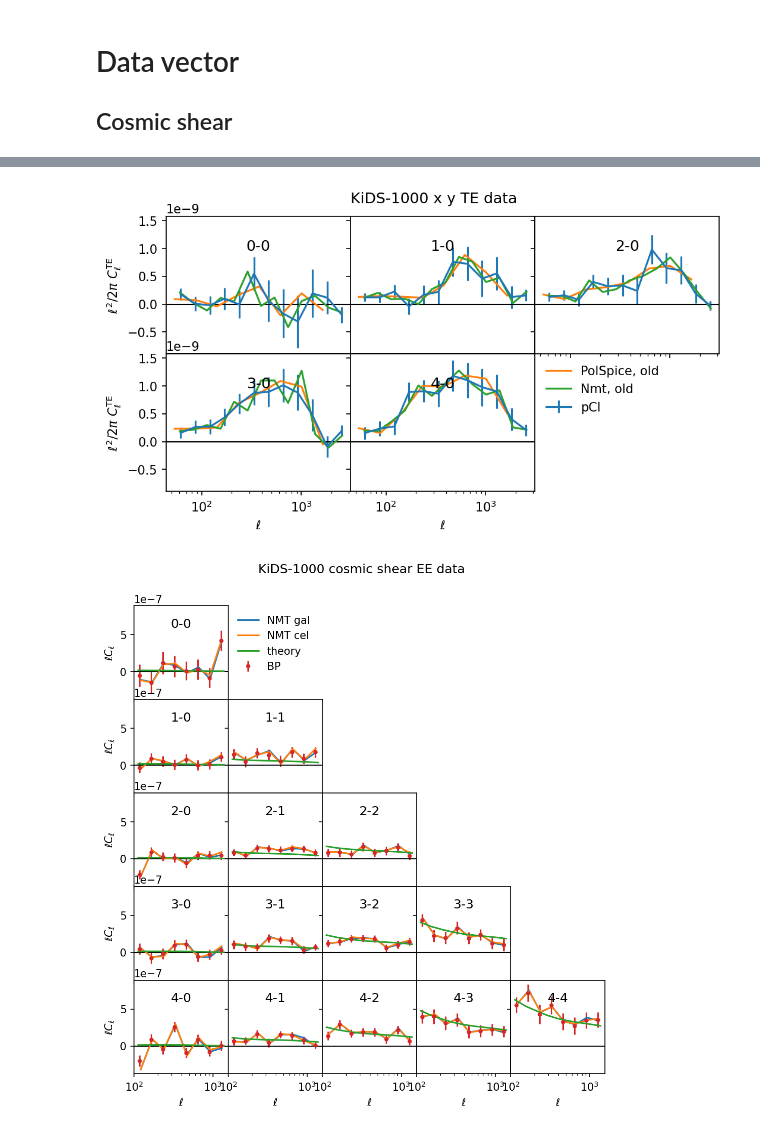
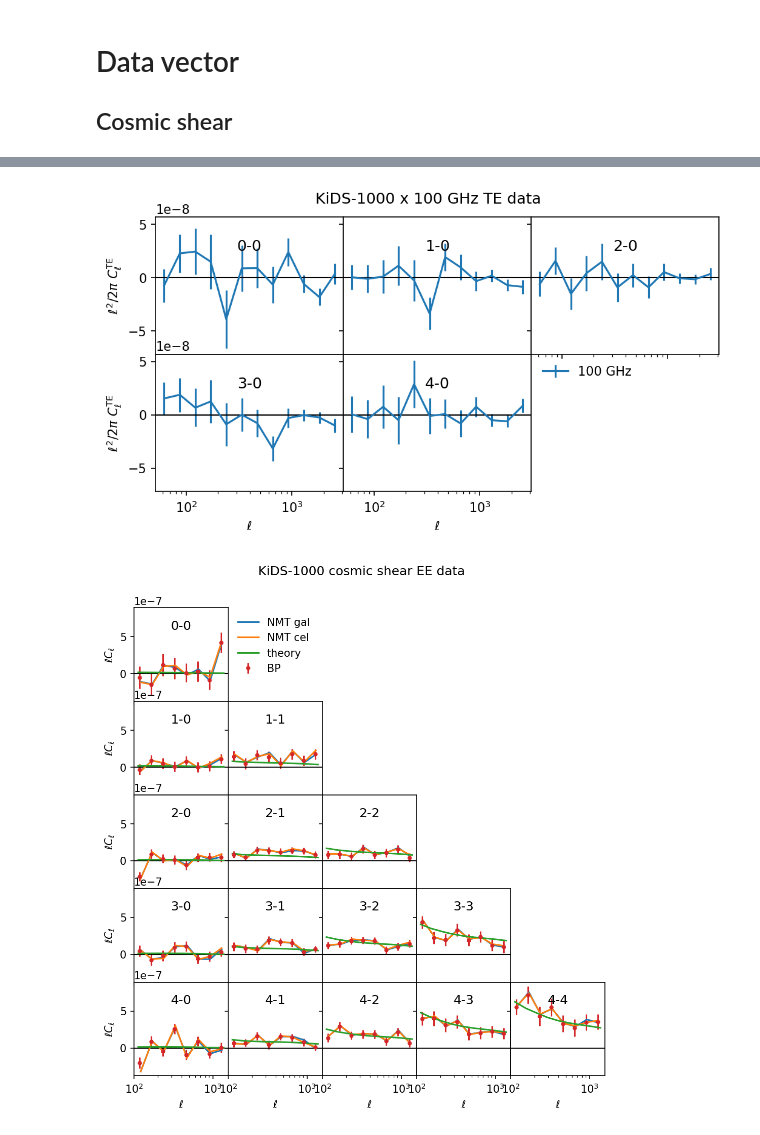
Before and after one commit to tilmantroester/KiDS-1000xtSZ, a Jupyter notebook: notebooks/analyse_chains.ipynb, the cells around one changed output, grey strips where cells are left out. Cells and saved outputs as stored; diff of their text form; code cells hidden in the pictures.

```diff
--- a/notebooks/analyse_chains.ipynb
+++ b/notebooks/analyse_chains.ipynb
@@ -133,9 +272,10 @@ chain_def_KiDS_1000 = [
 chains = {}
 # %%
 defs = [
-    #  *chain_def_fiducial,
+     *chain_def_fiducial,
      *chain_def_cosmic_shear,
      *chain_def_KiDS_1000,
+     *chain_def_Planck
       ]
 
 for c in defs:
@@ -336,3 +558,9 @@ ell["old"] = np.loadtxt("../results/measurements/shear_KiDS1000_y_milca_namaster
 
 mask_nmt = [False]*2 + [True]*8 + [False]*2
+# %%
+Cl_100GHz = {"TE": np.loadtxt("../results/measurements/shear_KiDS1000_100GHz_HFI/likelihood/Cl_TE_gal.txt")[:, 1:],
+             "TB": np.loadtxt("../results/measurements/shear_KiDS1000_100GHz_HFI/likelihood/Cl_TB_gal.txt")[:, 1:]}
+
+Cl_err_100GHz = {"TE": np.sqrt(np.diag(np.loadtxt("../results/measurements/shear_KiDS1000_100GHz_HFI/likelihood/covariance_gal_gaussian_TE.txt"))).reshape(-1, n_ell_bin).T,
+                 "TB": np.sqrt(np.diag(np.loadtxt("../results/measurements/shear_KiDS1000_100GHz_HFI/likelihood/covariance_gal_gaussian_TB.txt"))).reshape(-1, n_ell_bin).T,}
 # %%
@@ -378,48 +614,51 @@ plot_cosmic_shear(probe="BB")
 # %%
-def plot_xcorr(probe="TE"):
+def plot_xcorr(Cls, probe="TE", field="y", filename=None):
     fig, ax = plt.subplots(2, n_z_bin//2+1, sharex=True, sharey=True, figsize=(8, 4))
     fig.subplots_adjust(hspace=0, wspace=0)
 
     for i, idx in enumerate(field_idx_TE):
         a = ax.flat[i]
 
         a.axhline(0, c="k", lw=1)
 
-        x = ell[probe]
-        u = x**2/(2*np.pi)
-        y = Cl[probe][:, i]
-        y_err = Cl_err[probe][:, i]
-        a.errorbar(x, u*y, u*y_err, label="pCl")
-
-        x = ell["spice"]
-        u = x**2/(2*np.pi)
-        y = Cl[f"spice_{probe}"][:, i]
-        a.plot(x, u*y, label="PolSpice, old")
-
-        x = ell["old"]
-        u = x**2/(2*np.pi)
-        y = Cl[f"old_{probe}"][:, i]
-        a.plot(x, u*y, label="Nmt, old")
+        for name, ell, Cl, Cl_err in Cls:
+            x = ell[probe]
+            u = x**2/(2*np.pi)
+            y = Cl[probe][:, i]
+            if Cl_err is not None:
+                y_err = Cl_err[probe][:, i]
+                a.errorbar(x, u*y, u*y_err, label=name)
+            else:
+                a.plot(x, u*y, label=name)
 
         a.set_title(f"{idx[0]}-{idx[1]}", y=0.7)
 
     for a in ax.flat[len(field_idx_TE):]:
         a.axis("off")
 
     [a.set_xlabel(r"$\ell$") for a in ax[-1]]
     [a.set_ylabel(r"$\ell^2/2\pi\ C^{\rm " + probe + r"}_\ell$") for a in ax[:,0]]
 
     ax[0,0].set_xscale("log")
     ax.flat[len(field_idx_TE)-1].legend(loc=2, frameon=False, bbox_to_anchor=(1,1))
 
-    fig.suptitle(f"KiDS-1000 x y {probe} data", y=0.95)
+    fig.suptitle(f"KiDS-1000 x {field} {probe} data", y=0.95)
     fig.dpi = 150
-    # fig.savefig("plots/nmt_vs_bp.png")
+    if filename is not None:
+        fig.savefig(filename)
 
-plot_xcorr(probe="TE")
+plot_xcorr(Cls=[#("milca", ell, Cl, Cl_err),
+                #("milca-deconv", ell, Cl_deconv, Cl_err_deconv),
+                #("ziang nocib", ell_ziang, Cl_ziang, Cl_err_ziang),
+                #("ACT", ell_ACT, Cl_ACT, Cl_err_ACT),
+                #("ACT nocib", ell_ACT_nocib, Cl_ACT_nocib, Cl_err_ACT_nocib),
+                #("spice", ell_spice, Cl_spice, None)
+                ("100 GHz", ell, Cl_100GHz, Cl_err_100GHz),
+                ],
+           probe="TE", field="100 GHz", filename="plots/TE_100GHz.png")
 # plot_xcorr(probe="TB")
 # %% [output]
-[figure, old version]
+[figure, new version]
 # %%
 n_z_bin = 5
 
```
Also changed, not shown: parts of 12 cells of this notebook, 2 other files.
